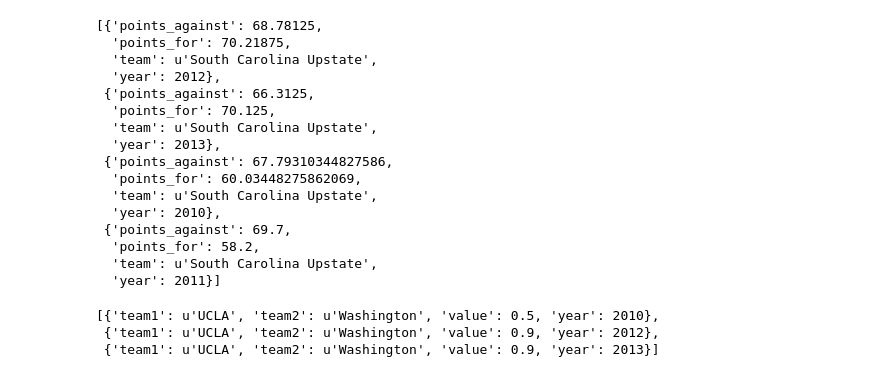
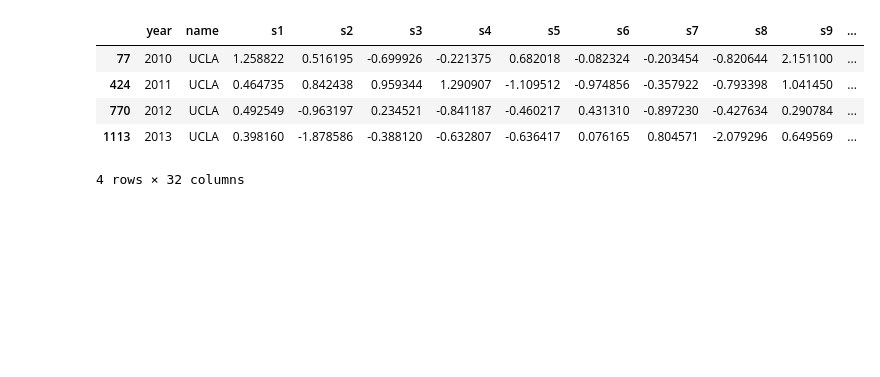
Before and after one commit to bpjsincl/marchmadness, a Jupyter notebook: DataAccessExamples.ipynb, the cells around one changed output. Cells and saved outputs as stored; diff of their text form; code cells hidden in the pictures; blank space fills up the shorter version.

```diff
--- a/DataAccessExamples.ipynb
+++ b/DataAccessExamples.ipynb
@@ -25,20 +3,0 @@ teams
-# %%
-avgp = da.get_avgpoints_team('South Carolina Upstate')
-avgp
-# %% [output]
-[{'points_against': 68.78125,
-  'points_for': 70.21875,
-  'team': u'South Carolina Upstate',
-  'year': 2012},
- {'points_against': 66.3125,
-  'points_for': 70.125,
-  'team': u'South Carolina Upstate',
-  'year': 2013},
- {'points_against': 67.79310344827586,
-  'points_for': 60.03448275862069,
-  'team': u'South Carolina Upstate',
-  'year': 2010},
- {'points_against': 69.7,
-  'points_for': 58.2,
-  'team': u'South Carolina Upstate',
-  'year': 2011}]
@@ -47,6 +3,0 @@ games = da.get_games_matchup('UCLA', 'Washington')
-# %%
-games
-# %% [output]
-[{'team1': u'UCLA', 'team2': u'Washington', 'value': 0.5, 'year': 2010},
- {'team1': u'UCLA', 'team2': u'Washington', 'value': 0.9, 'year': 2012},
- {'team1': u'UCLA', 'team2': u'Washington', 'value': 0.9, 'year': 2013}]
@@ -57,0 +4,16 @@ from pybrain.structure import TanhLayer
+# %%
+reload(da)
+teams = da.get_teams()
+cols = ['year','name']
+cols += ['s'+str(i) for i in range(1,31)]
+teams_all = pd.DataFrame(teams, columns=cols)
+
+# EXAMPLE OUTPUT FROM TEAMS DF
+df[df.name=='UCLA'].sort()
+# %% [output]
+|  | year | name | s1 | s2 | s3 | s4 | s5 | s6 | s7 | s8 | s9 | ... |
+| 77 | 2010 | UCLA | 1.258822 | 0.516195 | -0.699926 | -0.221375 | 0.682018 | -0.082324 | -0.203454 | -0.820644 | 2.151100 | ... |
+| 424 | 2011 | UCLA | 0.464735 | 0.842438 | 0.959344 | 1.290907 | -1.109512 | -0.974856 | -0.357922 | -0.793398 | 1.041450 | ... |
+| 770 | 2012 | UCLA | 0.492549 | -0.963197 | 0.234521 | -0.841187 | -0.460217 | 0.431310 | -0.897230 | -0.427634 | 0.290784 | ... |
+| 1113 | 2013 | UCLA | 0.398160 | -1.878586 | -0.388120 | -0.632807 | -0.636417 | 0.076165 | 0.804571 | -2.079296 | 0.649569 | ... |
+4 rows × 32 columns
```
Also changed, not shown: parts of 6 cells of this notebook, 1 other file.
